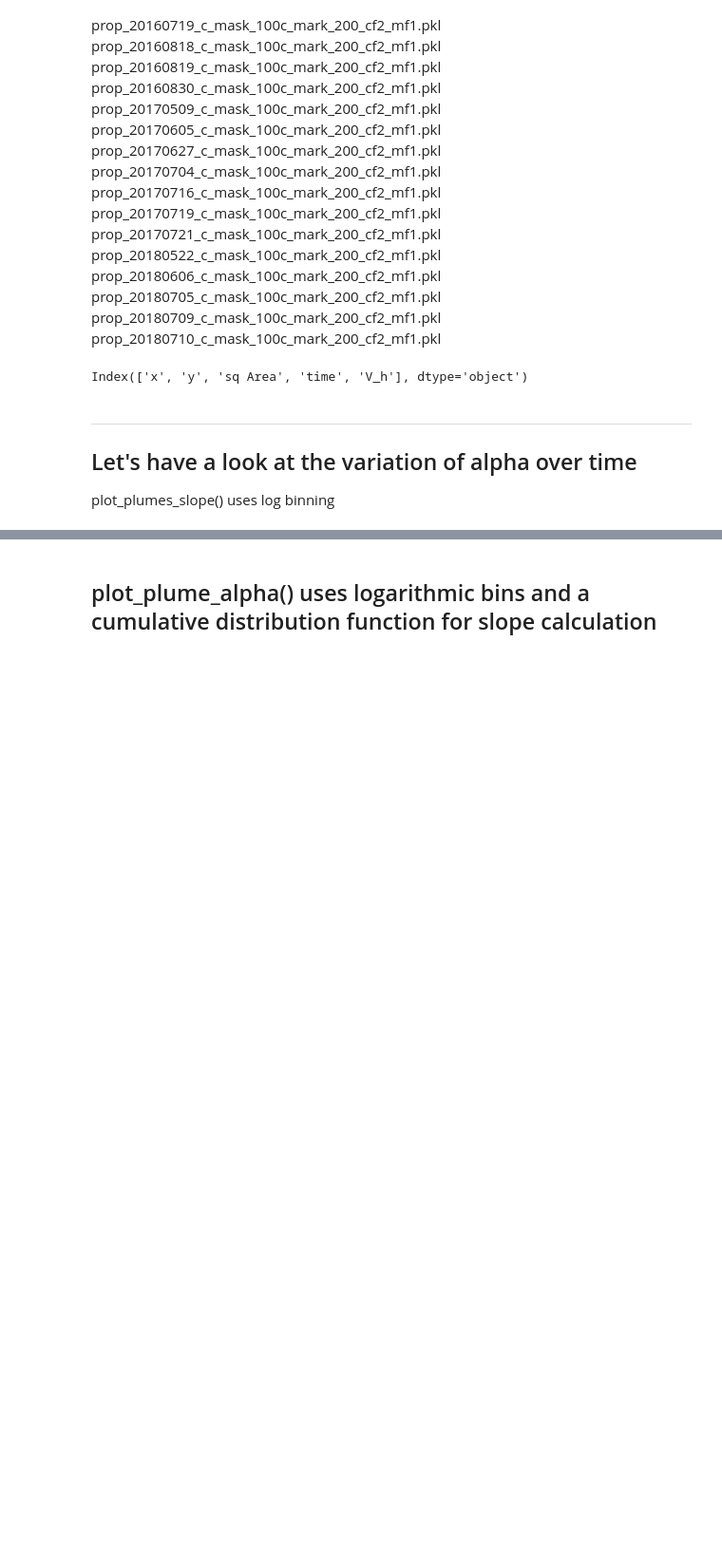
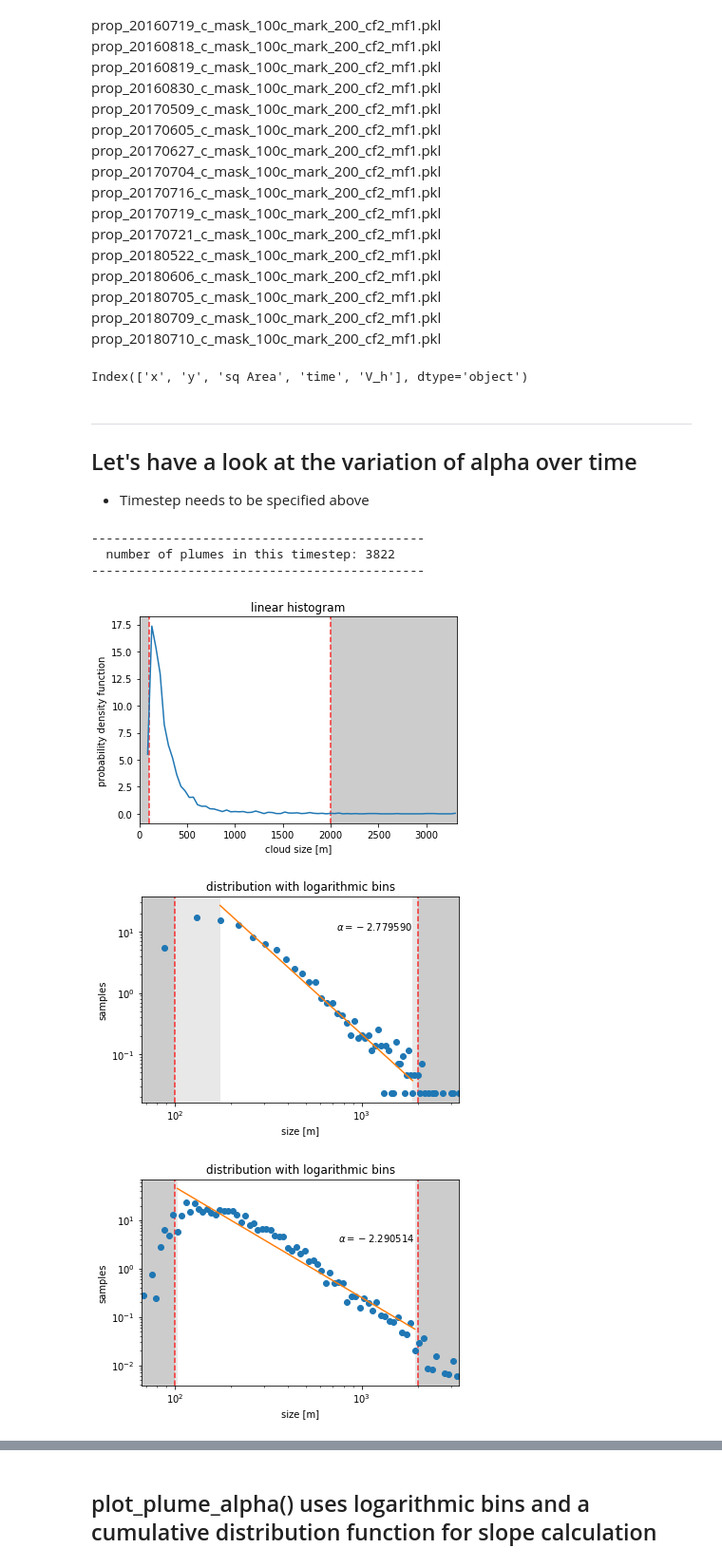
Before and after one commit to tillvondenhoff/SHK_project, a Jupyter notebook: plumeAnalysis.ipynb, the cells around one changed output, grey strips where cells are left out. Shown at 95% size. Drawn from its saved outputs; the diff is of its cells as text; code cells hidden in the pictures; blank space fills up the shorter version.

```diff
--- a/plumeAnalysis.ipynb
+++ b/plumeAnalysis.ipynb
@@ -58,4 +60,56 @@ Index(['x', 'y', 'sq Area', 'time', 'V_h'], dtype='object')
 ----------------------------------------------------
 Let's have a look at the variation of alpha over time
 -
-plot_plumes_slope() uses log binning
+- Timestep needs to be specified above
+# %%
+%%time
+
+n_bins    = 75
+size_min  = 1e2
+size_max  = 2e3
+show_plt  = True
+
+
+prop_plumes = prop_plumes[['time','sq Area']]
+prop_plumes = prop_plumes.loc[prop_plumes['sq Area']<25600]
+
+plume_time  = np.unique(prop_plumes['time'])
+plume_area  = prop_plumes['sq Area'].loc[prop_plumes['time']==plume_time[timestep]]
+
+print('\n---------------------------------------------')
+print('  number of plumes in this timestep:',len(plume_area))
+print('---------------------------------------------\n')
+
+if show_plt:
+    CSD, bins = np.histogram(plume_area, bins=n_bins)
+
+    bin_width = (bins[-1]-bins[0])/len(bins)
+    bins = bins[1:]/2 + bins[:-1]/2
+
+    plt.axvline(x=size_min, color='red', linewidth=1.5, alpha=0.8, linestyle='--')
+    plt.axvline(x=size_max, color='red', linewidth=1.5, alpha=0.8, linestyle='--')
+
+    plt.plot(bins, CSD/bin_width)
+    plt.axvspan(0, size_min, color='gray', alpha=0.4, lw=0)
+    plt.axvspan(size_max, np.max(plume_area), color='gray', alpha=0.4, lw=0)
+    plt.xlabel('cloud size [m]')
+    plt.ylabel('probability density function')
+    plt.title('linear histogram')
+    plt.xlim(0, np.max(plume_area))
+    plt.show()
+
+# linear power-law distribution of the data
+f_lin, slope_lin, intercept_lin = lin_binning(plume_area, n_bins, size_min, size_max, show_plt)
+
+# logarithmic binning of the data
+f_log, slope_log, intercept_log = log_binning(plume_area, n_bins, size_min, size_max, show_plt)
+
+# cumulative distribution by sorting the data
+f_cum, slope_cum, intercept_cum = cum_dist(plume_area, size_min, size_max, show_plt)
+# %% [output]
+---------------------------------------------
+  number of plumes in this timestep: 3822
+---------------------------------------------
+[figure, added]
+[figure, added]
+[figure, added]
```
Also changed, not shown: parts of 6 cells of this notebook, 2 other files.
